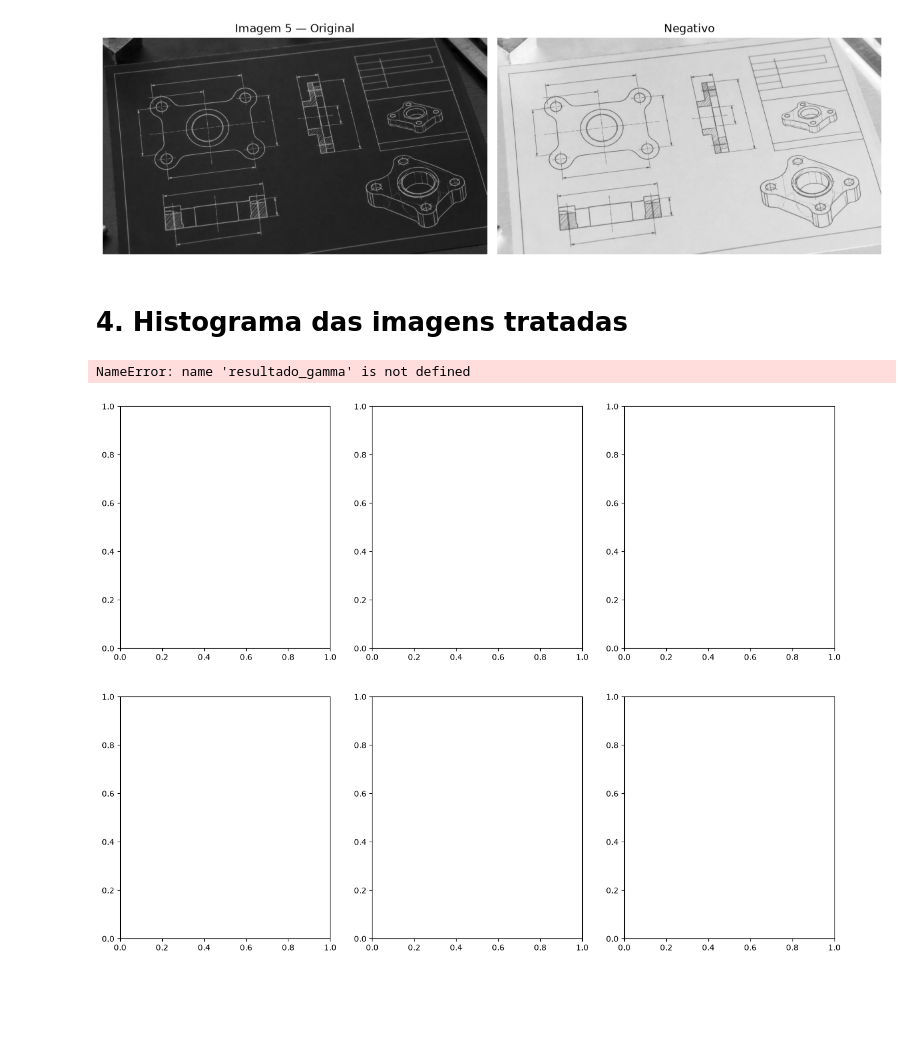
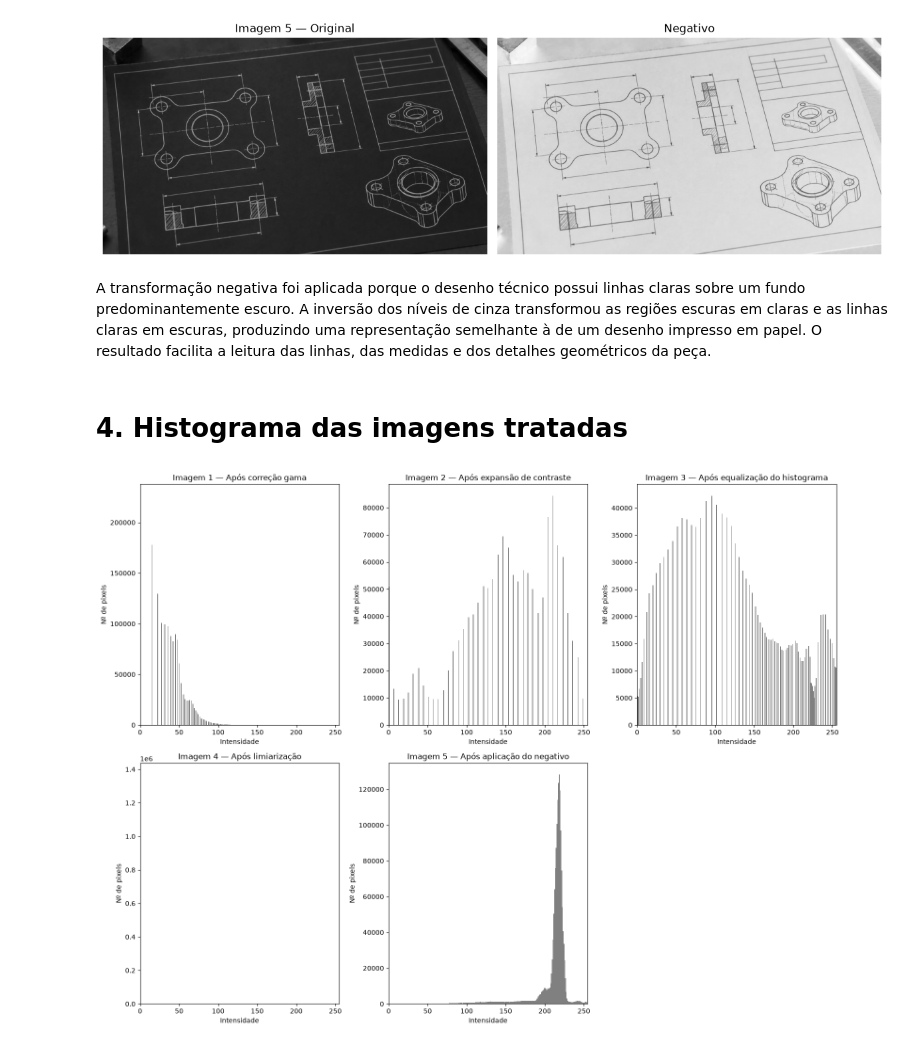
Before and after one commit to lianeheidemann/atividades-processamento-de-imagens, a Jupyter notebook: atividade/atividade-3/atividade-3.ipynb, the cells around one changed output. Saved outputs shown, nothing was run; the diff lists cells and outputs as text; code cells hidden in the pictures; blank space fills up the shorter version.

```diff
--- a/atividade/atividade-3/atividade-3.ipynb
+++ b/atividade/atividade-3/atividade-3.ipynb
@@ -1,4 +1,5 @@
 # %%
+import os
 import numpy as np
 import cv2
 import requests
@@ -6,6 +7,13 @@ from io import BytesIO
 
 import matplotlib.pyplot as plt
 from PIL import Image
+
+# Pasta onde todas as imagens geradas serão salvas
+pasta_saida = os.path.join("output")
+os.makedirs(pasta_saida, exist_ok=True)
+
+def salvar_figura(fig, nome_arquivo):
+    fig.savefig(os.path.join(pasta_saida, nome_arquivo), dpi=150, bbox_inches="tight")
 # %% [markdown]
 # 1. Imagens de Input
 # %%
@@ -275,61 +298,53 @@ plt.tight_layout()
 plt.show()
 # %% [output]
 [figure]
+# %% [markdown]
+A transformação negativa foi aplicada porque o desenho técnico possui linhas claras sobre um fundo predominantemente escuro. A inversão dos níveis de cinza transformou as regiões escuras em claras e as linhas claras em escuras, produzindo uma representação semelhante à de um desenho impresso em papel. O resultado facilita a leitura das linhas, das medidas e dos detalhes geométricos da peça.
 # %% [markdown]
 # 4. Histograma das imagens tratadas
 # %%
 fig, eixos = plt.subplots(2, 3, figsize=(16, 12))
-
 eixos = eixos.ravel()
 
+# Resultados produzidos pelas células de tratamento
 imagens_tratadas = [
-    resultado_gamma,
+    imagem_1_tratada,
     resultado_contraste,
     resultado_equalizacao,
     resultado_limiarizacao,
     resultado_negativo,
 ]
 
 titulos = [
     "Imagem 1 — Após correção gama",
     "Imagem 2 — Após expansão de contraste",
-    "Imagem 3 — Após equalização",
+    "Imagem 3 — Após equalização do histograma",
     "Imagem 4 — Após limiarização",
-    "Imagem 5 — Após negativo",
+    "Imagem 5 — Após aplicação do negativo",
 ]
 
-cores = [
-    "royalblue",
-    "darkorange",
-    "seagreen",
-    "crimson",
-    "mediumpurple",
-]
-
-for eixo, imagem, titulo, cor in zip(
+for eixo, imagem, titulo in zip(
     eixos,
     imagens_tratadas,
-    titulos,
-    cores
+    titulos
 ):
     eixo.hist(
         imagem.ravel(),
         bins=256,
         range=(0, 256),
-        color=cor
+        color="gray"
     )
 
     eixo.set_title(titulo)
     eixo.set_xlabel("Intensidade")
     eixo.set_ylabel("Nº de pixels")
     eixo.set_xlim(0, 255)
-    eixo.grid(alpha=0.2)
 
-# Desativa o sexto espaço vazio
+# Oculta a sexta posição, pois existem apenas cinco imagens
 eixos[5].axis("off")
 
 plt.tight_layout()
+salvar_figura(fig, "08_histogramas_tratadas.png")
 plt.show()
 # %% [output]
-NameError: name 'resultado_gamma' is not defined
-[figure, old version]
+[figure, new version]
```
Also changed, not shown: parts of 23 cells of this notebook, 14 other files.
